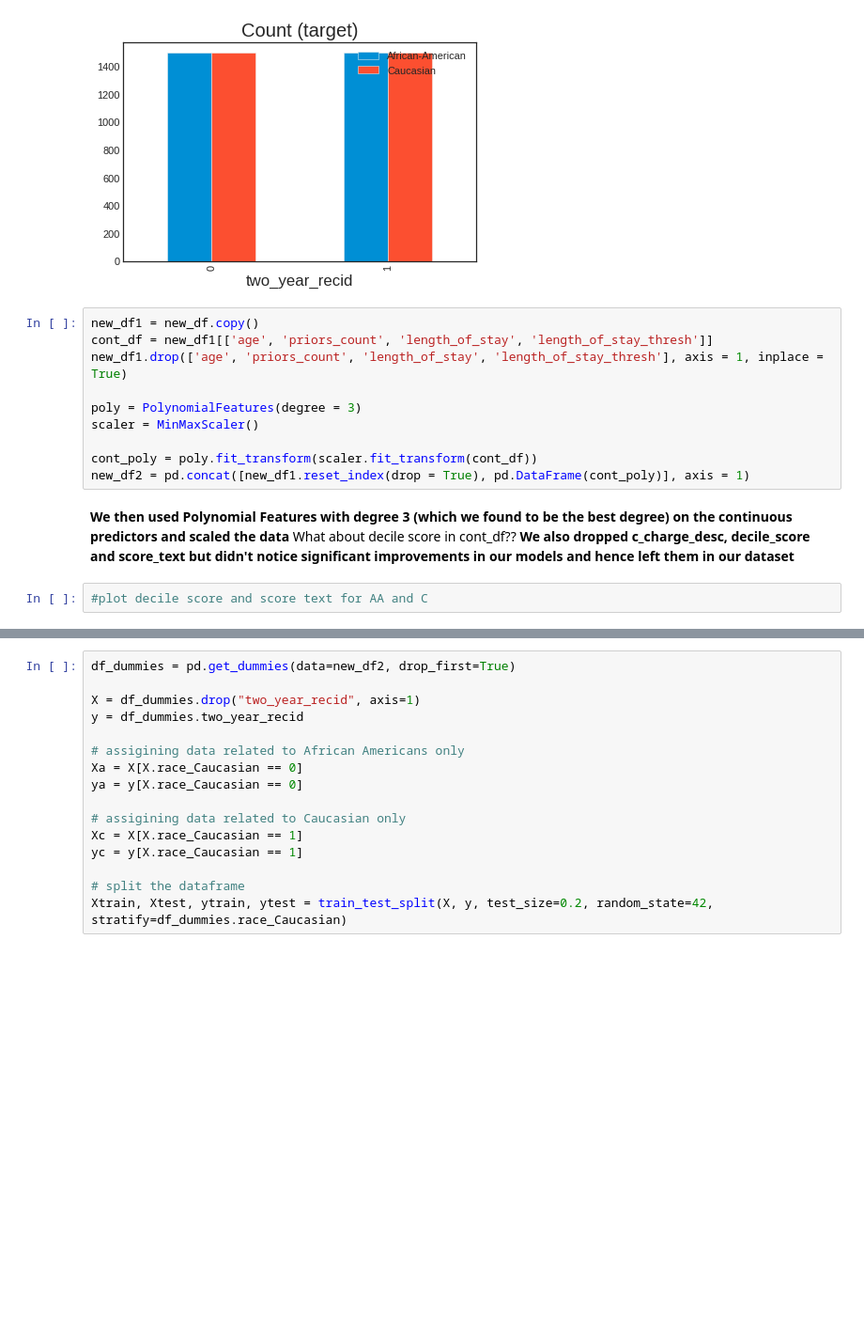
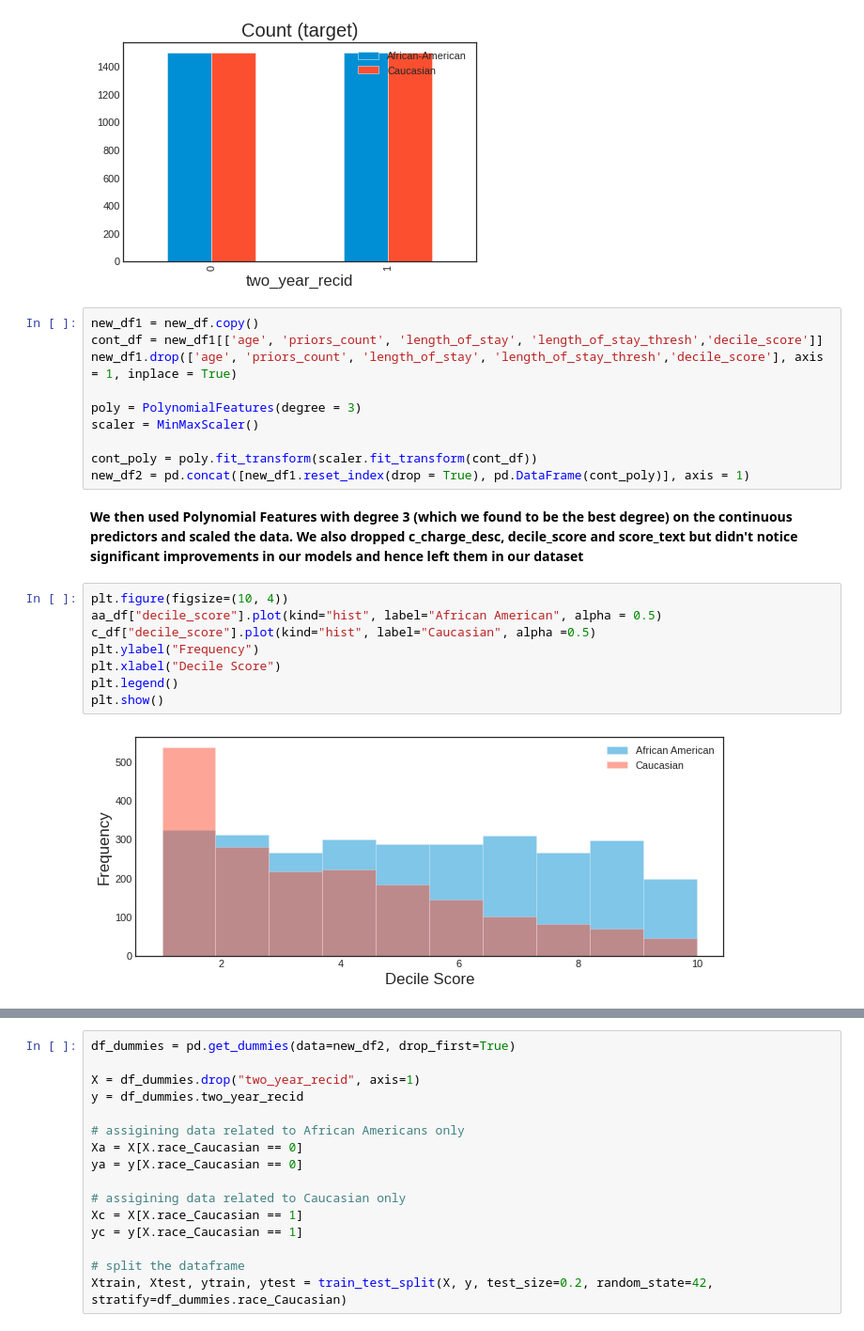
Before and after one commit to Wangsherpa/homeworks, a Jupyter notebook: Homework-3/Homework-3-student.ipynb, the cells around one changed output, grey strips where cells are left out. Shown at 94% size. Cells and saved outputs as stored; diff of their text form; blank space fills up the shorter version.

```diff
--- a/Homework-3/Homework-3-student.ipynb
+++ b/Homework-3/Homework-3-student.ipynb
@@ -882,8 +888,8 @@ pd.concat([vc['African-American'], vc['Caucasian']], axis = 1, keys=['African-Am
 [figure]
 # %%
 new_df1 = new_df.copy()
-cont_df = new_df1[['age', 'priors_count', 'length_of_stay', 'length_of_stay_thresh']]
-new_df1.drop(['age', 'priors_count', 'length_of_stay', 'length_of_stay_thresh'], axis = 1, inplace = True)
+cont_df = new_df1[['age', 'priors_count', 'length_of_stay', 'length_of_stay_thresh','decile_score']]
+new_df1.drop(['age', 'priors_count', 'length_of_stay', 'length_of_stay_thresh','decile_score'], axis = 1, inplace = True)
 
 poly = PolynomialFeatures(degree = 3)
 scaler = MinMaxScaler()
@@ -891,7 +897,15 @@ scaler = MinMaxScaler()
 cont_poly = poly.fit_transform(scaler.fit_transform(cont_df))
 new_df2 = pd.concat([new_df1.reset_index(drop = True), pd.DataFrame(cont_poly)], axis = 1)
 # %% [markdown]
-**We then used Polynomial Features with degree 3 (which we found to be the best degree) on the continuous predictors and scaled the data** What about decile score in cont_df??
+**We then used Polynomial Features with degree 3 (which we found to be the best degree) on the continuous predictors and scaled the data.**
 **We also dropped c_charge_desc, decile_score and score_text but didn't notice significant improvements in our models and hence left them in our dataset**
-# %%
-#plot decile score and score text for AA and C
+# %%
+plt.figure(figsize=(10, 4))
+aa_df["decile_score"].plot(kind="hist", label="African American", alpha = 0.5)
+c_df["decile_score"].plot(kind="hist", label="Caucasian", alpha =0.5)
+plt.ylabel("Frequency")
+plt.xlabel("Decile Score")
+plt.legend()
+plt.show()
+# %% [output]
+[figure, added]
```
Also changed, not shown: parts of 29 cells of this notebook.
